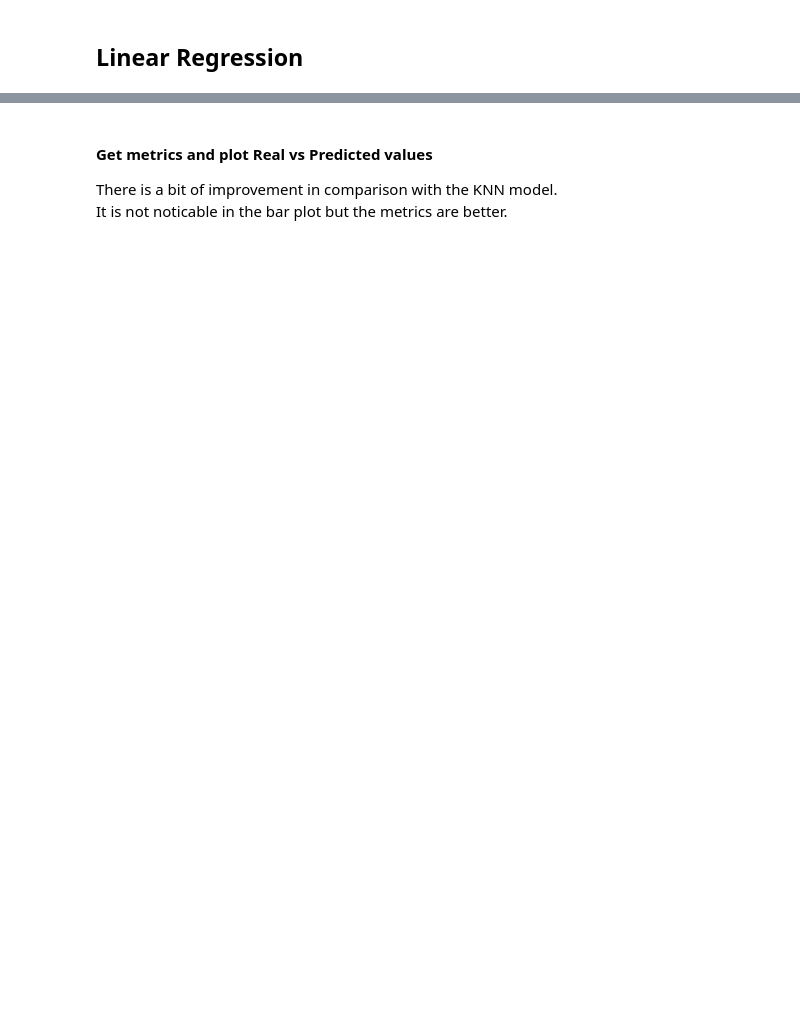
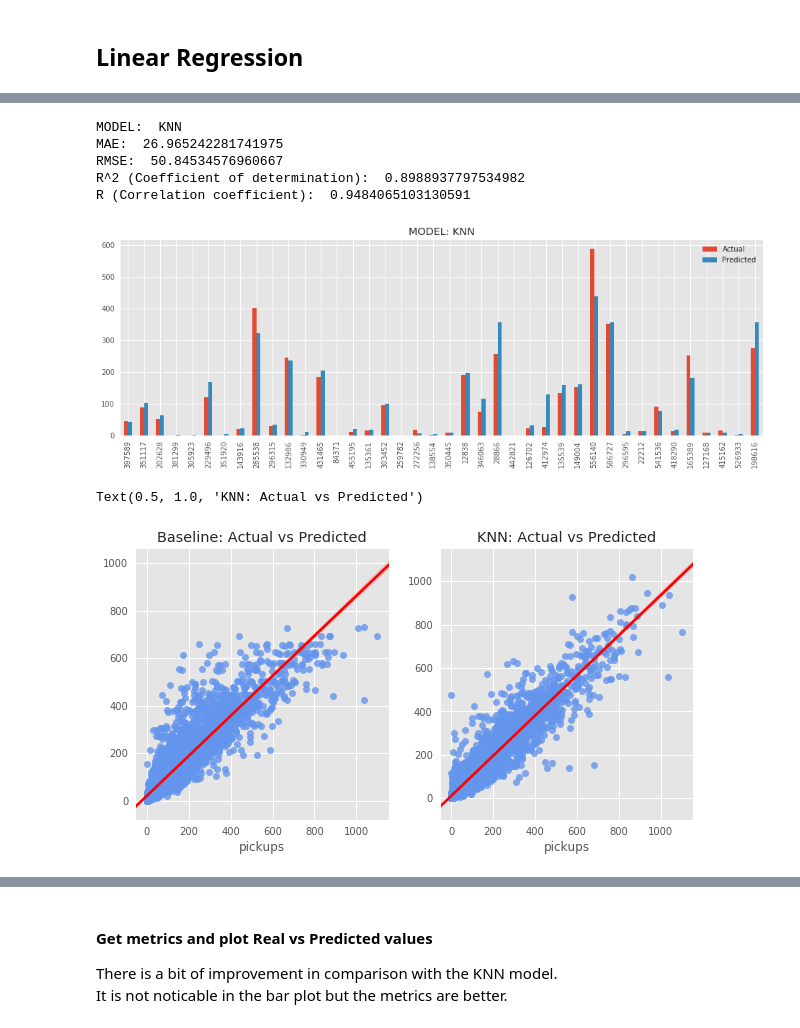
Before and after one commit to angelrps/MasterDataScience_FinalProject, a Jupyter notebook: notebooks/Modelling_01.ipynb, the cells around one changed output, grey strips where cells are left out. Drawn from its saved outputs; the diff is of its cells as text; code cells hidden in the pictures; blank space fills up the shorter version.

```diff
--- a/notebooks/Modelling_01.ipynb
+++ b/notebooks/Modelling_01.ipynb
@@ -389,0 +437,21 @@ R (Correlation coefficient):  0.9484065103130591
+# %%
+regk_metrics = get_metrics('KNN',y_val, regk_y_pred)
+
+plot_real_vs_pred('KNN', y_val, regk_y_pred)
+
+fig, ax =plt.subplots(1,2,figsize=(10,5))
+sns.regplot(y_val.head(5000), base_y_pred[:5000],  ax=ax[0],
+           scatter_kws={"color": "cornflowerblue"}, line_kws={"color": "red"}) \
+            .set_title('Baseline: Actual vs Predicted')
+sns.regplot(y_val.head(5000), regk_y_pred[:5000],  ax=ax[1],
+           scatter_kws={"color": "cornflowerblue"}, line_kws={"color": "red"}) \
+            .set_title('KNN: Actual vs Predicted')
+# %% [output]
+MODEL:  KNN
+MAE:  26.965242281741975
+RMSE:  50.84534576960667
+R^2 (Coefficient of determination):  0.8988937797534982
+R (Correlation coefficient):  0.9484065103130591
+[figure, added]
+Text(0.5, 1.0, 'KNN: Actual vs Predicted')
+[figure, added]
```
Also changed, not shown: parts of 47 cells of this notebook.
